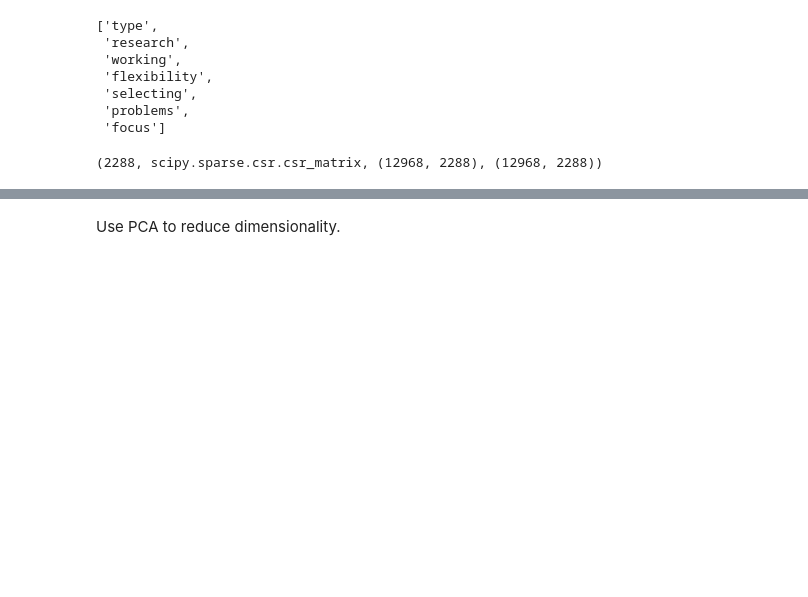
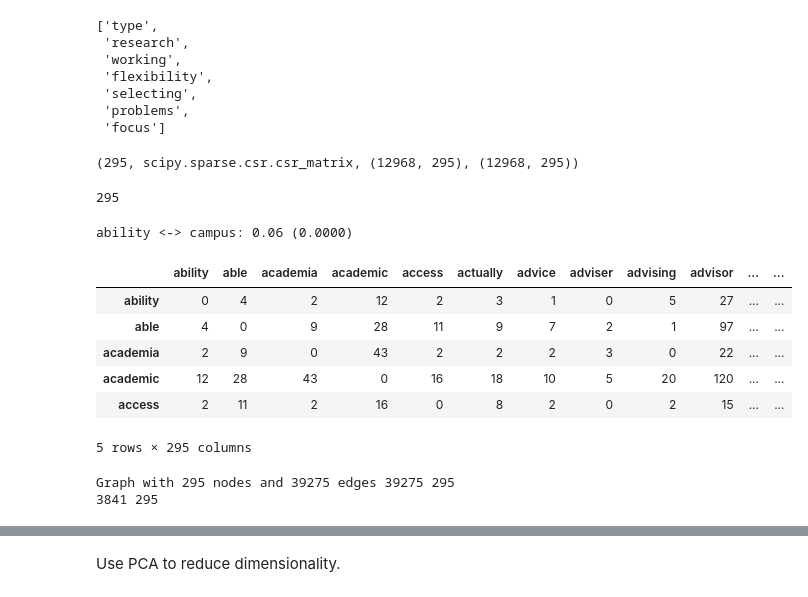
Before and after one commit to devincornell/workshops, a Jupyter notebook: duke_dataplus_workshop_06-29-2022/texts_as_numbers.ipynb, the cells around one changed output, grey strips where cells are left out. Saved outputs shown, nothing was run; the diff lists cells and outputs as text; code cells hidden in the pictures; blank space fills up the shorter version.

```diff
--- a/duke_dataplus_workshop_06-29-2022/texts_as_numbers.ipynb
+++ b/duke_dataplus_workshop_06-29-2022/texts_as_numbers.ipynb
@@ -90,11 +90,54 @@ responses[0]
  'problems',
  'focus']
 # %%
-min_tf = 5
+min_tf = 50
 vectorizer = CountVectorizer(tokenizer = lambda x: x, preprocessor=lambda x:x, min_df=min_tf)
-corpus = vectorizer.fit_transform(responses)
+SPARSE_DTM = vectorizer.fit_transform(responses) # get sparse matrix format
 vocab = vectorizer.get_feature_names()
-DTM = corpus.toarray()
-len(vocab), type(corpus), corpus.shape, DTM.shape
+DTM = SPARSE_DTM.toarray()
+len(vocab), type(SPARSE_DTM), SPARSE_DTM.shape, DTM.shape
 # %% [output]
-(2288, scipy.sparse.csr.csr_matrix, (12968, 2288), (12968, 2288))
+(295, scipy.sparse.csr.csr_matrix, (12968, 295), (12968, 295))
+# %%
+SPARSE_DTM.shape[1]
+# %% [output]
+295
+# %%
+# co-occurrence matrix 1: loop through vocab
+from scipy.stats.stats import pearsonr
+for i in range(SPARSE_DTM.shape[1]):
+    for j in range(SPARSE_DTM.shape[1]):
+        if i != j:
+            x, y = SPARSE_DTM[:,i].toarray().flatten(), SPARSE_DTM[:,j].toarray().flatten()
+            r, pv = pearsonr(x,y)
+            if pv < 0.00001:
+                print(f'{vocab[i]} <-> {vocab[j]}: {r:0.2f} ({pv:0.4f})')
+                break
+    break
+# %% [output]
+ability <-> campus: 0.06 (0.0000)
+# %%
+co_occur = SPARSE_DTM.T.dot(SPARSE_DTM)#.toarray()
+co_occur.setdiag(0)
+#co_occur[co_occur < 20] = 0
+cdf = pd.DataFrame(co_occur.toarray(), index=vocab, columns=vocab)
+cdf.head()
+# %% [output]
+|  | ability | able | academia | academic | access | actually | advice | adviser | advising | advisor | ... | ... |
+| ability | 0 | 4 | 2 | 12 | 2 | 3 | 1 | 0 | 5 | 27 | ... | ... |
+| able | 4 | 0 | 9 | 28 | 11 | 9 | 7 | 2 | 1 | 97 | ... | ... |
+| academia | 2 | 9 | 0 | 43 | 2 | 2 | 2 | 3 | 0 | 22 | ... | ... |
+| academic | 12 | 28 | 43 | 0 | 16 | 18 | 10 | 5 | 20 | 120 | ... | ... |
+| access | 2 | 11 | 2 | 16 | 0 | 8 | 2 | 0 | 2 | 15 | ... | ... |
+5 rows × 295 columns
+# %%
+import networkx as nx
+g = nx.from_pandas_adjacency(cdf)
+print(g, len(g.edges()), len(g.nodes()))
+rm_edges = [(u,v) for u,v,ed in g.edges(data=True) if ed['weight'] < 30]
+g.remove_edges_from(rm_edges)
+print(len(g.edges()), len(g.nodes()))
+nx.write_gexf(g, 'tmp.gexf')
+# %% [output]
+Graph with 295 nodes and 39275 edges 39275 295
+3841 295
```
Also changed, not shown: parts of 8 cells of this notebook.
